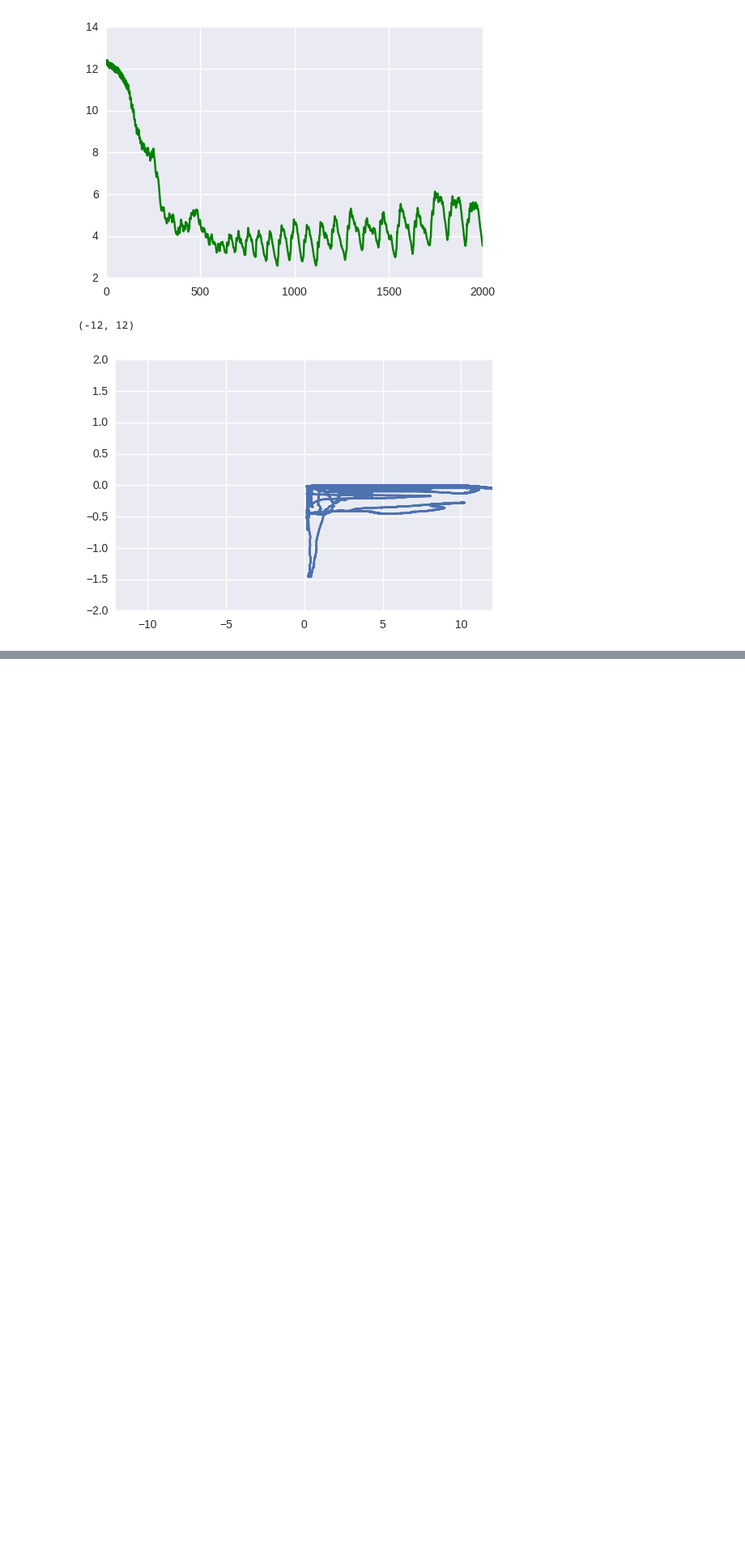
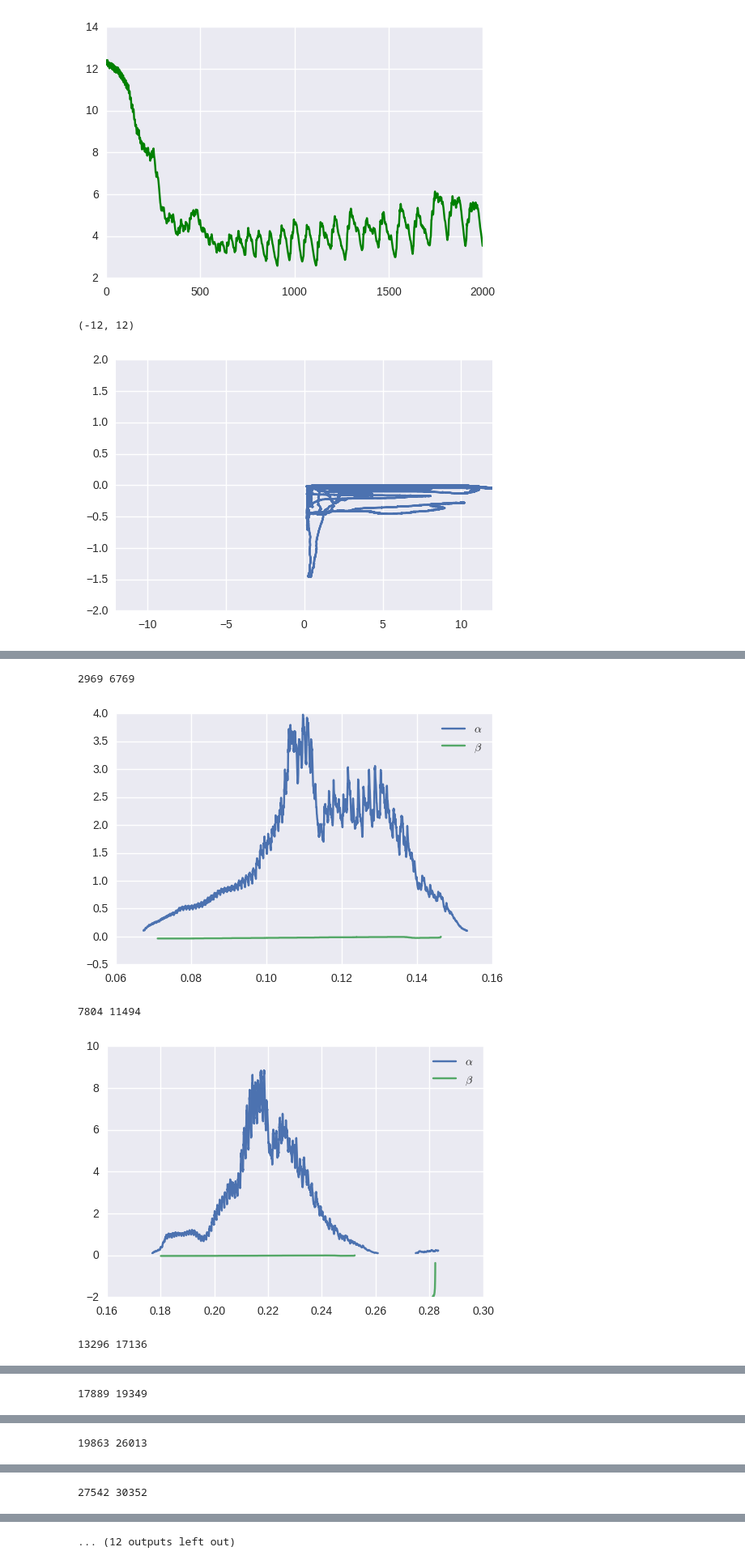
Before and after one commit to PaulEcoffet/birdsonglearningmodel, a Jupyter notebook: analysis/ba_example_analysis.ipynb, the cells around one changed output, grey strips where cells are left out. Shown at 81% size. Saved outputs shown, nothing was run; the diff lists cells and outputs as text; code cells hidden in the pictures; blank space fills up the shorter version.

```diff
--- a/analysis/ba_example_analysis.ipynb
+++ b/analysis/ba_example_analysis.ipynb
@@ -231,0 +249,24 @@ plt.xlim((-12, 12))
+# %%
+i = 0
+sr = 44100
+while i < len(alpha):
+    if not np.isnan(alpha[i]):
+        j = i
+        while j < dat.shape[0] and not np.isnan(alpha[j]):
+            j += 10
+        if j - i > 1000:
+            print(i, j)
+            plt.figure(i)
+            plt.plot(np.arange(i-1000, j+1000)/sr, alpha[(i-1000):(j+1000)], label=r"$\alpha$")
+            plt.plot(np.arange(i-1000, j+1000)/sr, beta[(i-1000):(j+1000)], label=r"$\beta$")
+            plt.legend()
+            plt.show(i)
+        i = j + 1
+    else:
+        i += 1
+# %% [output]
+2969 6769
+[figure, added]
+7804 11494
+[figure, added]
+13296 17136
@@ -231,0 +274 @@ plt.xlim((-12, 12))
+17889 19349
@@ -231,0 +276 @@ plt.xlim((-12, 12))
+19863 26013
@@ -231,0 +278 @@ plt.xlim((-12, 12))
+27542 30352
@@ -231,0 +280 @@ plt.xlim((-12, 12))
+... (12 outputs left out)
```
Also changed, not shown: parts of 5 cells of this notebook.
